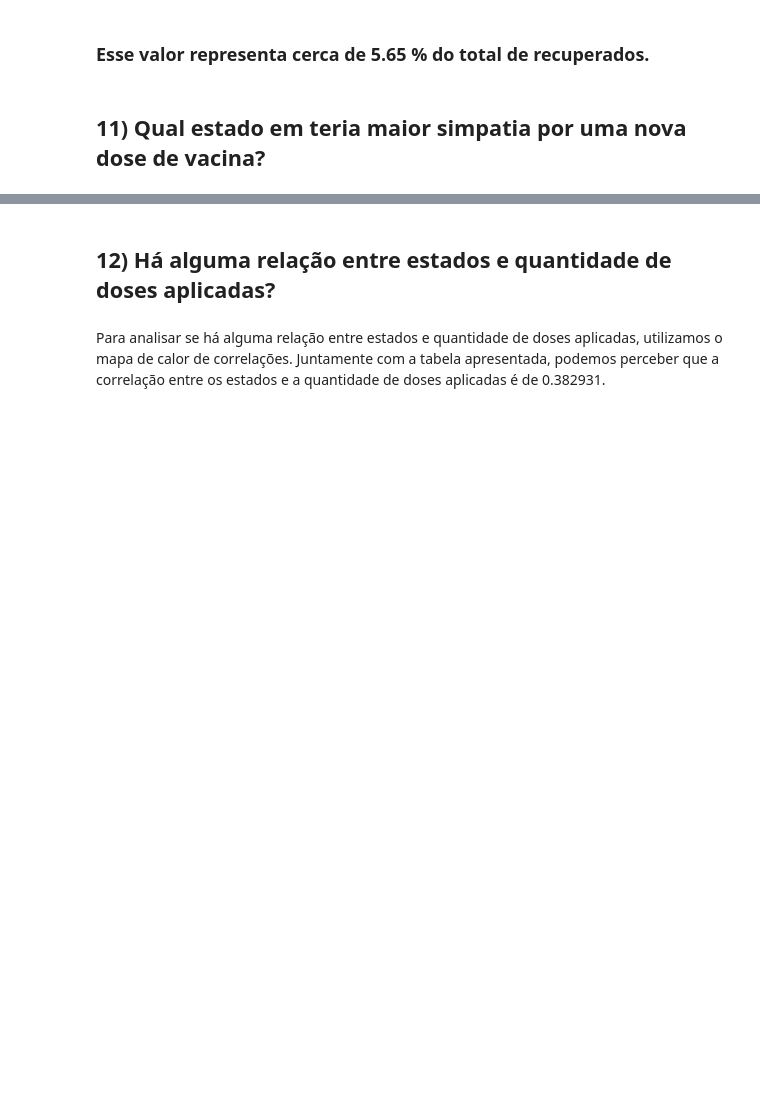
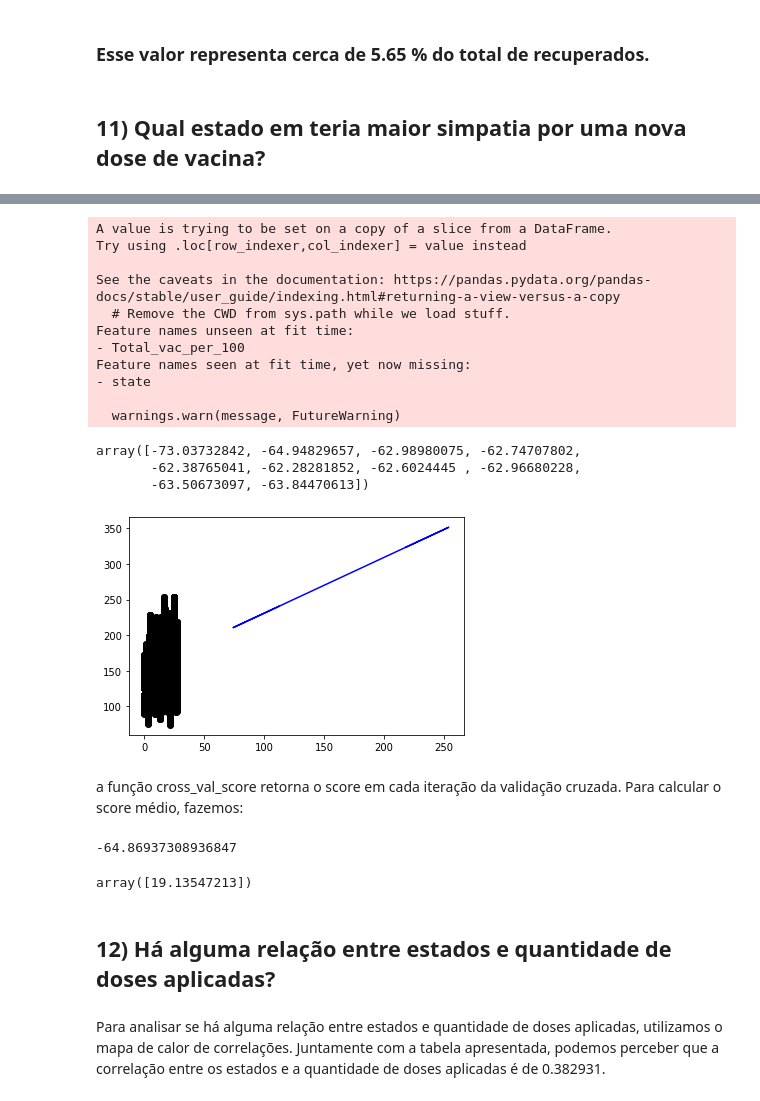
Before and after one commit to lucianobajr/TP-CCF425, a Jupyter notebook: src/main.ipynb, the cells around one changed output, grey strips where cells are left out. Saved outputs shown, nothing was run; the diff lists cells and outputs as text; code cells hidden in the pictures; blank space fills up the shorter version.

```diff
--- a/src/main.ipynb
+++ b/src/main.ipynb
@@ -1002,3 +1017,53 @@ data_recovered.plot(kind='bar', x='state', y='recovered', color='purple', label
+# %%
+# Scatter plot da altura e peso de cada pessoa
+from sklearn.linear_model import LinearRegression
+from sklearn.model_selection import cross_val_score
+
+
+# Criação do modelo de regressão linear
+rl = LinearRegression()
+cols = [ 'Total_vac_per_100']
+target = ['state']
+df['Total_vac_per_100'] = df['vaccinated_per_100_inhabitants'] + df['vaccinated_second_per_100_inhabitants'] + df['vaccinated_single_per_100_inhabitants'] + df['vaccinated_third_per_100_inhabitants']
+
+states = df[target]
+vacinados = df[cols]
+plt.scatter(states.values, vacinados.values, color='black')
+
+# Gráfico de linha
+rl.fit(states, vacinados)
+predicted_values = rl.predict(vacinados)
+
+plt.plot(vacinados, predicted_values, color='blue')
+
+scores = cross_val_score(rl, vacinados, states, cv=10, scoring='neg_mean_squared_error')
+scores
+# %% [output]
+A value is trying to be set on a copy of a slice from a DataFrame.
+Try using .loc[row_indexer,col_indexer] = value instead
+
+See the caveats in the documentation: https://pandas.pydata.org/pandas-docs/stable/user_guide/indexing.html#returning-a-view-versus-a-copy
+  # Remove the CWD from sys.path while we load stuff.
+Feature names unseen at fit time:
+- Total_vac_per_100
+Feature names seen at fit time, yet now missing:
+- state
+
+  warnings.warn(message, FutureWarning)
+array([-73.03732842, -64.94829657, -62.98980075, -62.74707802,
+       -62.38765041, -62.28281852, -62.6024445 , -62.96680228,
+       -63.50673097, -63.84470613])
+[figure, added]
+# %% [markdown]
+a função cross_val_score retorna o score em cada iteração da validação cruzada. Para calcular o score médio, fazemos:
+# %%
+scores.mean()
+# %% [output]
+-64.86937308936847
+# %%
+rl.intercept_
+# %% [output]
+array([19.13547213])
 # %% [markdown]
 ## 12) Há alguma relação entre estados e quantidade de doses aplicadas?
 # %% [markdown]
```
Also changed, not shown: parts of 13 cells of this notebook.
